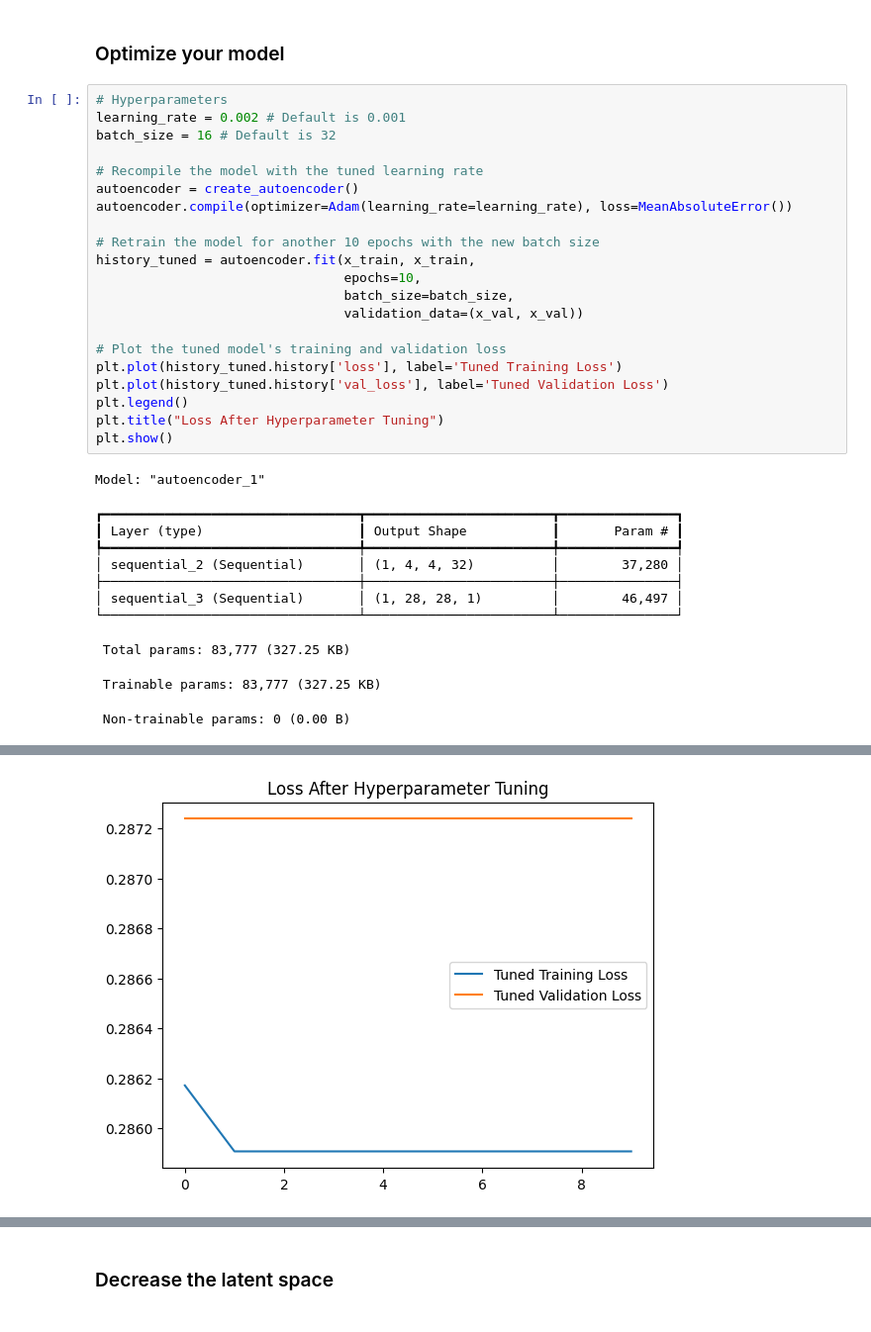
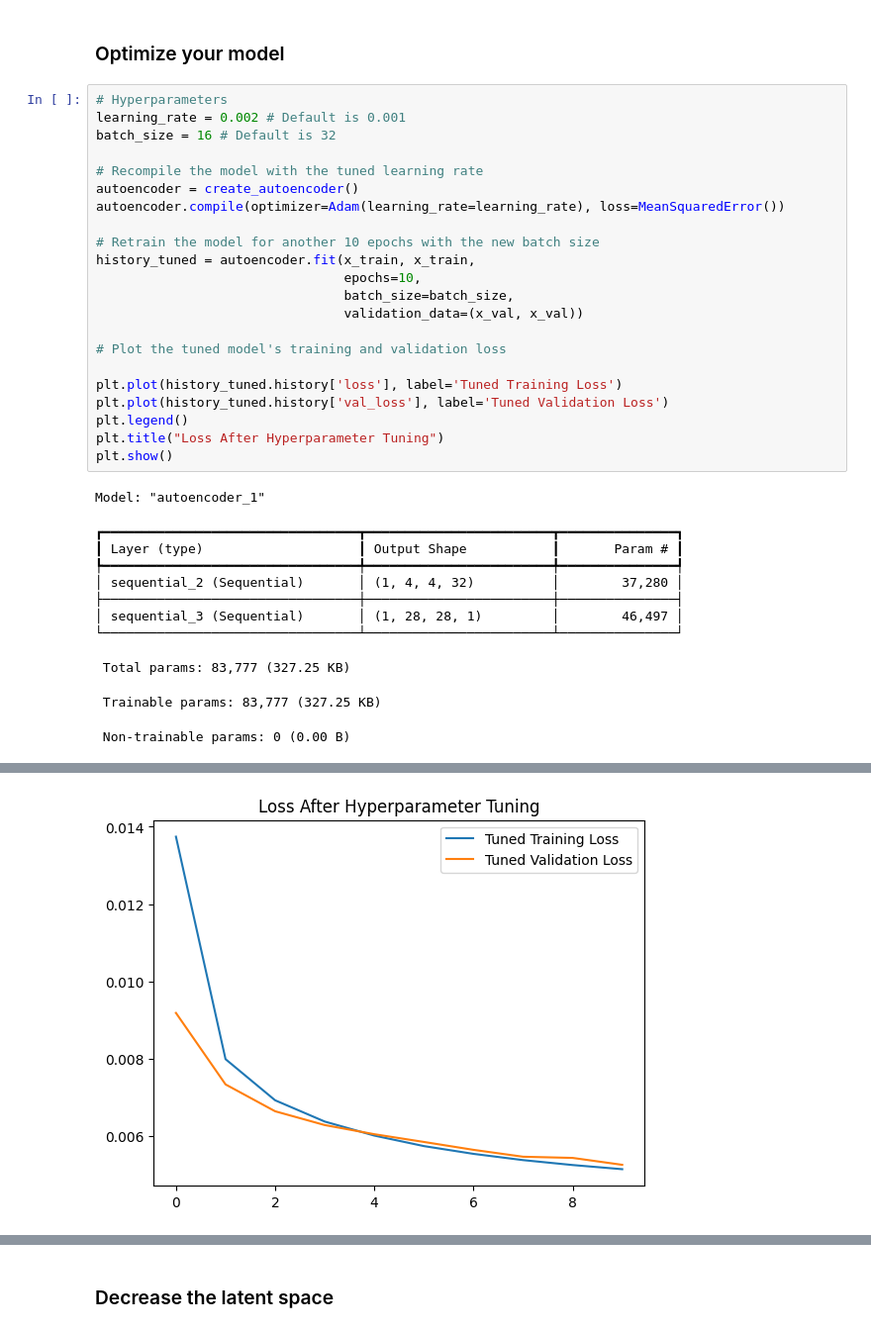
Before and after one commit to sprietjeuh/ai, a Jupyter notebook: encoding.ipynb, the cells around one changed output, grey strips where cells are left out. Shown: that part at 99% size. Cells and saved outputs as stored; diff of their text form.

```diff
--- a/encoding.ipynb
+++ b/encoding.ipynb
@@ -124,7 +123,7 @@ batch_size = 16 # Default is 32
 
 # Recompile the model with the tuned learning rate
 autoencoder = create_autoencoder()
-autoencoder.compile(optimizer=Adam(learning_rate=learning_rate), loss=MeanAbsoluteError())
+autoencoder.compile(optimizer=Adam(learning_rate=learning_rate), loss=MeanSquaredError())
 
 # Retrain the model for another 10 epochs with the new batch size
 history_tuned = autoencoder.fit(x_train, x_train,
@@ -133,6 +132,7 @@ history_tuned = autoencoder.fit(x_train, x_train,
                                 validation_data=(x_val, x_val))
 
 # Plot the tuned model's training and validation loss
+
 plt.plot(history_tuned.history['loss'], label='Tuned Training Loss')
 plt.plot(history_tuned.history['val_loss'], label='Tuned Validation Loss')
 plt.legend()
@@ -173,4 +173,4 @@ Epoch 10/10
-[figure, old version]
+[figure, new version]
 # %%
 # Display some reconstructed images
 def display_reconstructions(model, data, n=5):
```
Also changed, not shown: parts of 8 cells of this notebook, 10 other files.
